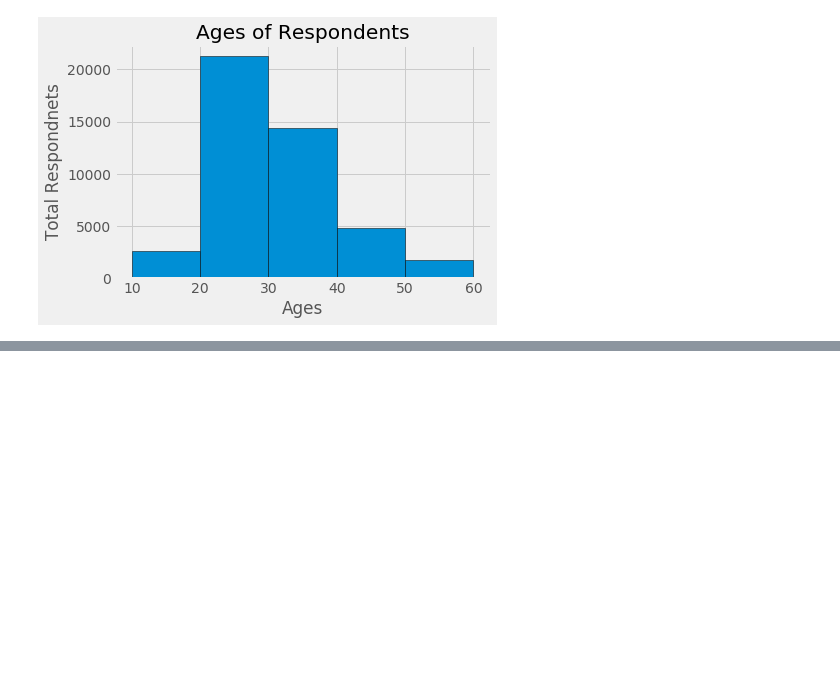
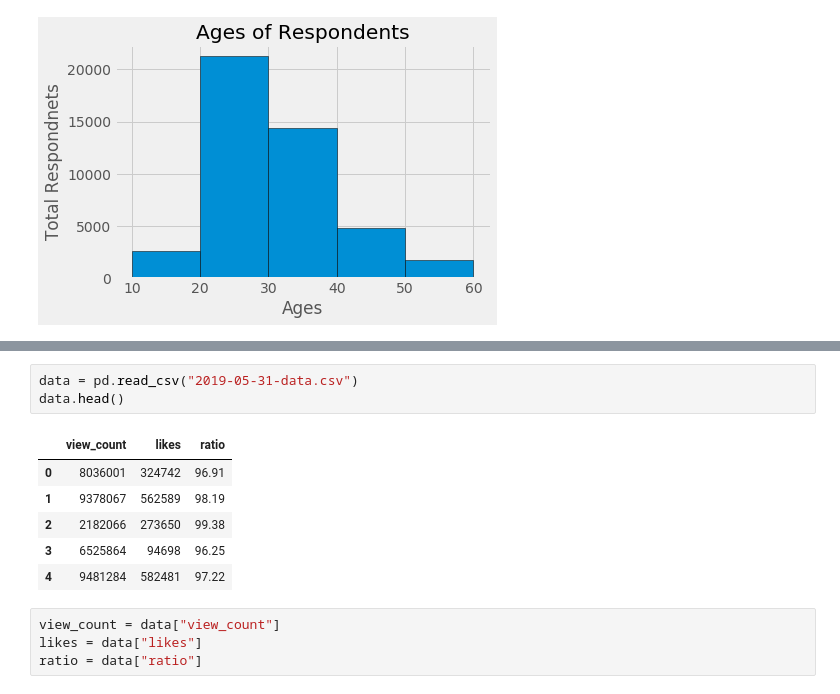
Before and after one commit to yonycherkos/data_analysis, a Jupyter notebook: matplotlib/Matplotlib Tutorials.ipynb, the cells around one changed output, grey strips where cells are left out. Saved outputs shown, nothing was run; the diff lists cells and outputs as text; blank space fills up the shorter version.

```diff
--- a/matplotlib/Matplotlib Tutorials.ipynb
+++ b/matplotlib/Matplotlib Tutorials.ipynb
@@ -217,0 +234,14 @@ plt.show()
+# %%
+data = pd.read_csv("2019-05-31-data.csv")
+data.head()
+# %% [output]
+|  | view_count | likes | ratio |
+| 0 | 8036001 | 324742 | 96.91 |
+| 1 | 9378067 | 562589 | 98.19 |
+| 2 | 2182066 | 273650 | 99.38 |
+| 3 | 6525864 | 94698 | 96.25 |
+| 4 | 9481284 | 582481 | 97.22 |
+# %%
+view_count = data["view_count"]
+likes = data["likes"]
+ratio = data["ratio"]
```
Also changed, not shown: parts of 5 cells of this notebook, 1 other file.
